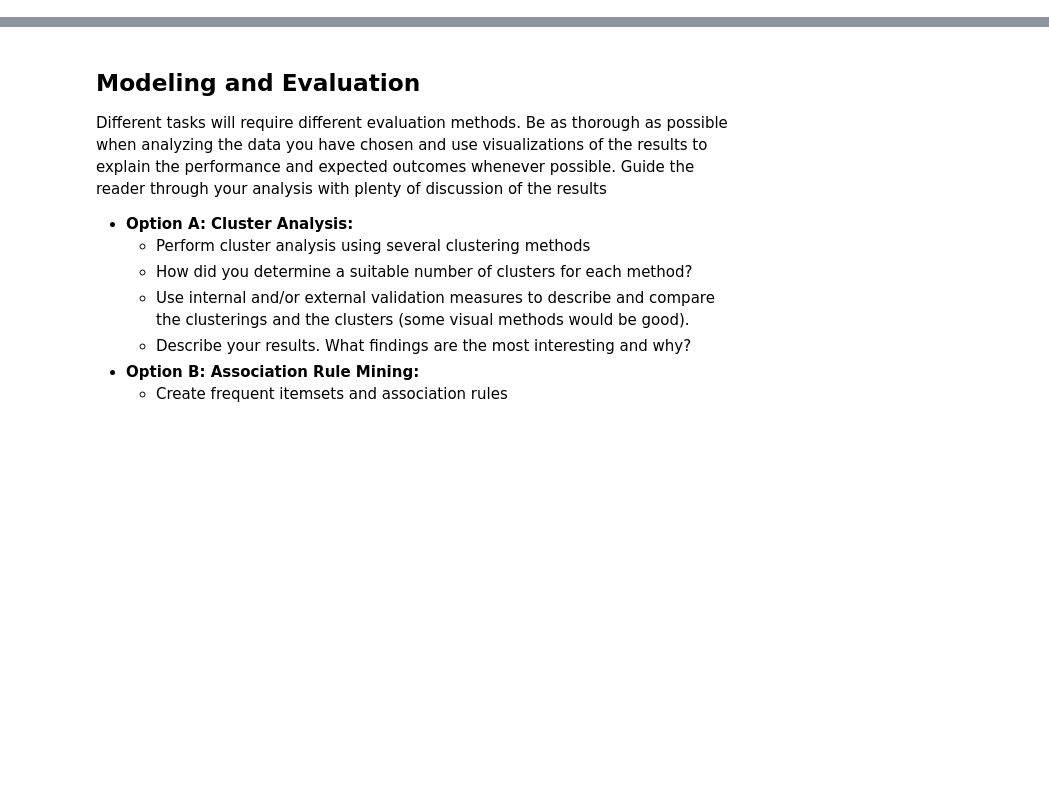
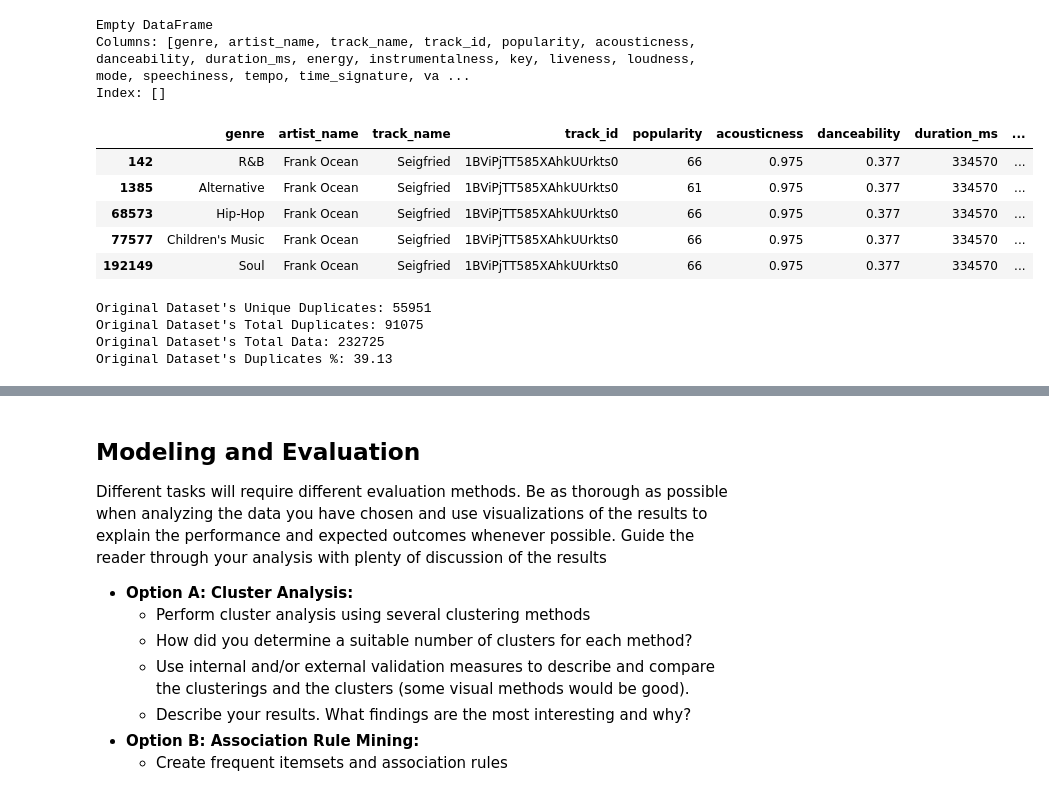
Before and after one commit to xiolett/ML1, a Jupyter notebook: Lab3_Clustering_AssociationRules_Recommenders/Taylor_Lab3.ipynb, the cells around one changed output, grey strips where cells are left out. Drawn from its saved outputs; the diff is of its cells as text; code cells hidden in the pictures; blank space fills up the shorter version.

```diff
--- a/Lab3_Clustering_AssociationRules_Recommenders/Taylor_Lab3.ipynb
+++ b/Lab3_Clustering_AssociationRules_Recommenders/Taylor_Lab3.ipynb
@@ -18,0 +171,32 @@ interpretation for any charts or graphs.
+# %%
+print(df[df.duplicated(keep=False)])
+# %% [output]
+Empty DataFrame
+Columns: [genre, artist_name, track_name, track_id, popularity, acousticness, danceability, duration_ms, energy, instrumentalness, key, liveness, loudness, mode, speechiness, tempo, time_signature, va ...
+Index: []
+# %%
+duplicated_all = df[df.duplicated(subset = 'track_id', keep=False)]
+duplicated = df[df.duplicated(subset = 'track_id', keep='first')]
+df[df['track_id'] == duplicated['track_id'].iloc[1]] # Because I wanted to show Frank Ocean
+# %% [output]
+|  | genre | artist_name | track_name | track_id | popularity | acousticness | danceability | duration_ms | ... |
+| 142 | R&B | Frank Ocean | Seigfried | 1BViPjTT585XAhkUUrkts0 | 66 | 0.975 | 0.377 | 334570 | ... |
+| 1385 | Alternative | Frank Ocean | Seigfried | 1BViPjTT585XAhkUUrkts0 | 61 | 0.975 | 0.377 | 334570 | ... |
+| 68573 | Hip-Hop | Frank Ocean | Seigfried | 1BViPjTT585XAhkUUrkts0 | 66 | 0.975 | 0.377 | 334570 | ... |
+| 77577 | Children's Music | Frank Ocean | Seigfried | 1BViPjTT585XAhkUUrkts0 | 66 | 0.975 | 0.377 | 334570 | ... |
+| 192149 | Soul | Frank Ocean | Seigfried | 1BViPjTT585XAhkUUrkts0 | 66 | 0.975 | 0.377 | 334570 | ... |
+# %%
+og_duplicates_shape = duplicated.shape[0]
+og_total_dupes = duplicated_all.shape[0]
+og_total_df_records = df.shape[0]
+og_dupe_percentage = round(duplicated_all.shape[0]/df.shape[0]*100, 2)
+
+print(f'''Original Dataset's Unique Duplicates: {og_duplicates_shape}
+Original Dataset's Total Duplicates: {og_total_dupes}
+Original Dataset's Total Data: {og_total_df_records}
+Original Dataset's Duplicates %: {og_dupe_percentage}''')
+# %% [output]
+Original Dataset's Unique Duplicates: 55951
+Original Dataset's Total Duplicates: 91075
+Original Dataset's Total Data: 232725
+Original Dataset's Duplicates %: 39.13
```
Also changed, not shown: parts of 27 cells of this notebook, 1 other file.
